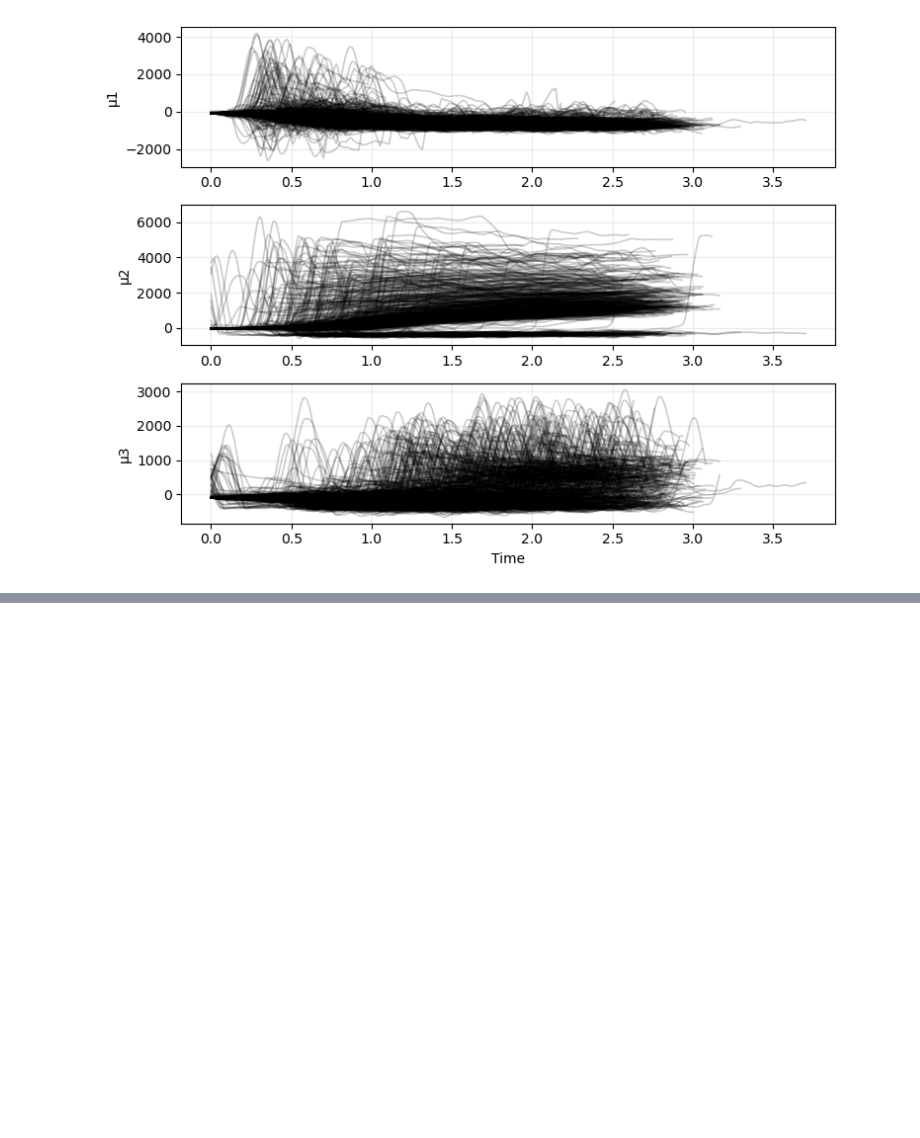
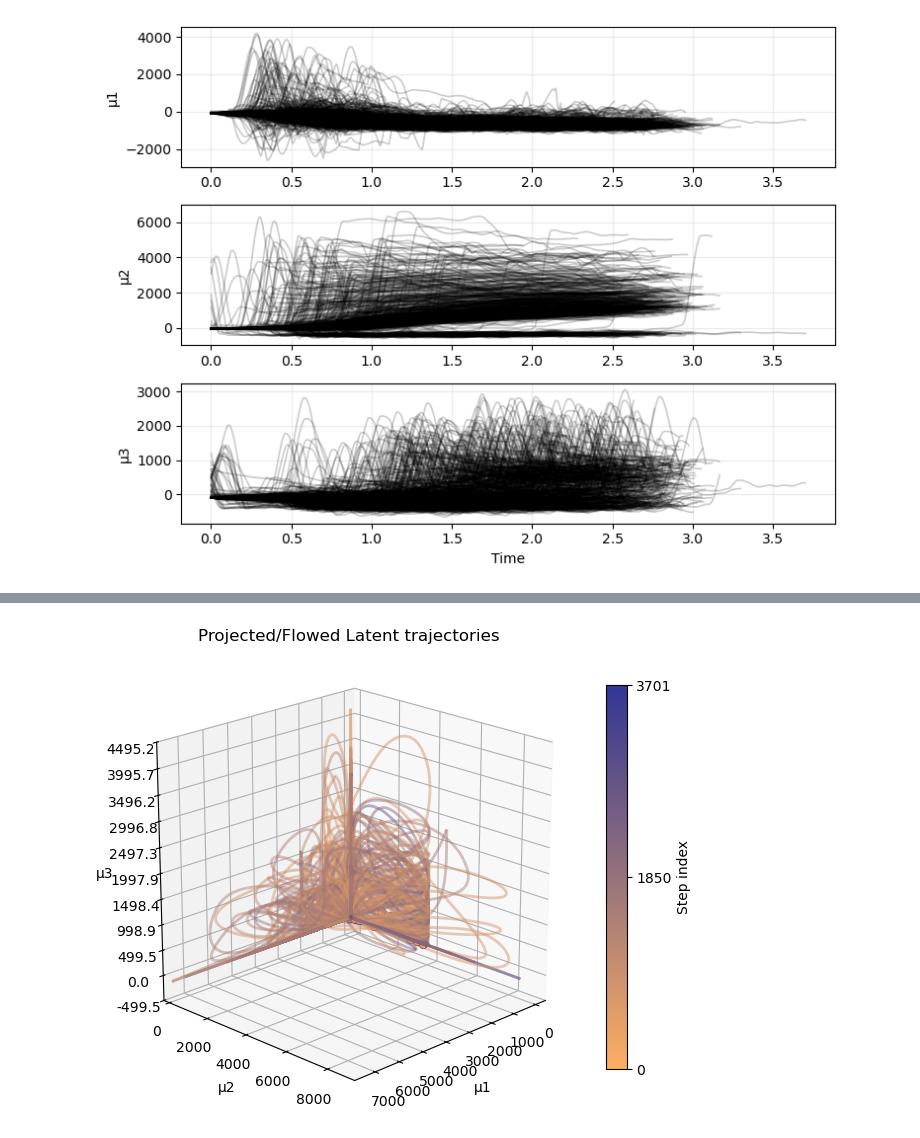
Before and after one commit to dannyfa/Velocity_Flow_Matching, a Jupyter notebook: plot_maze_results.ipynb, the cells around one changed output, grey strips where cells are left out. Cells and saved outputs as stored; diff of their text form; code cells hidden in the pictures; blank space fills up the shorter version.

```diff
--- a/plot_maze_results.ipynb
+++ b/plot_maze_results.ipynb
@@ -305,0 +308,8 @@ Seems has some structure, but how to interpret the results?
+# %%
+plot_mu_trajectories_gradient_steps_3d(
+    mu_traj_np, trial_indices=np.arange(len(mu_traj_np)), dims=(0,1,2),
+    title="Projected/Flowed Latent trajectories",
+    elev_azim = (20, 45),
+)
+# %% [output]
+[figure, added]
```
Also changed, not shown: parts of 9 cells of this notebook, 2 other files.
